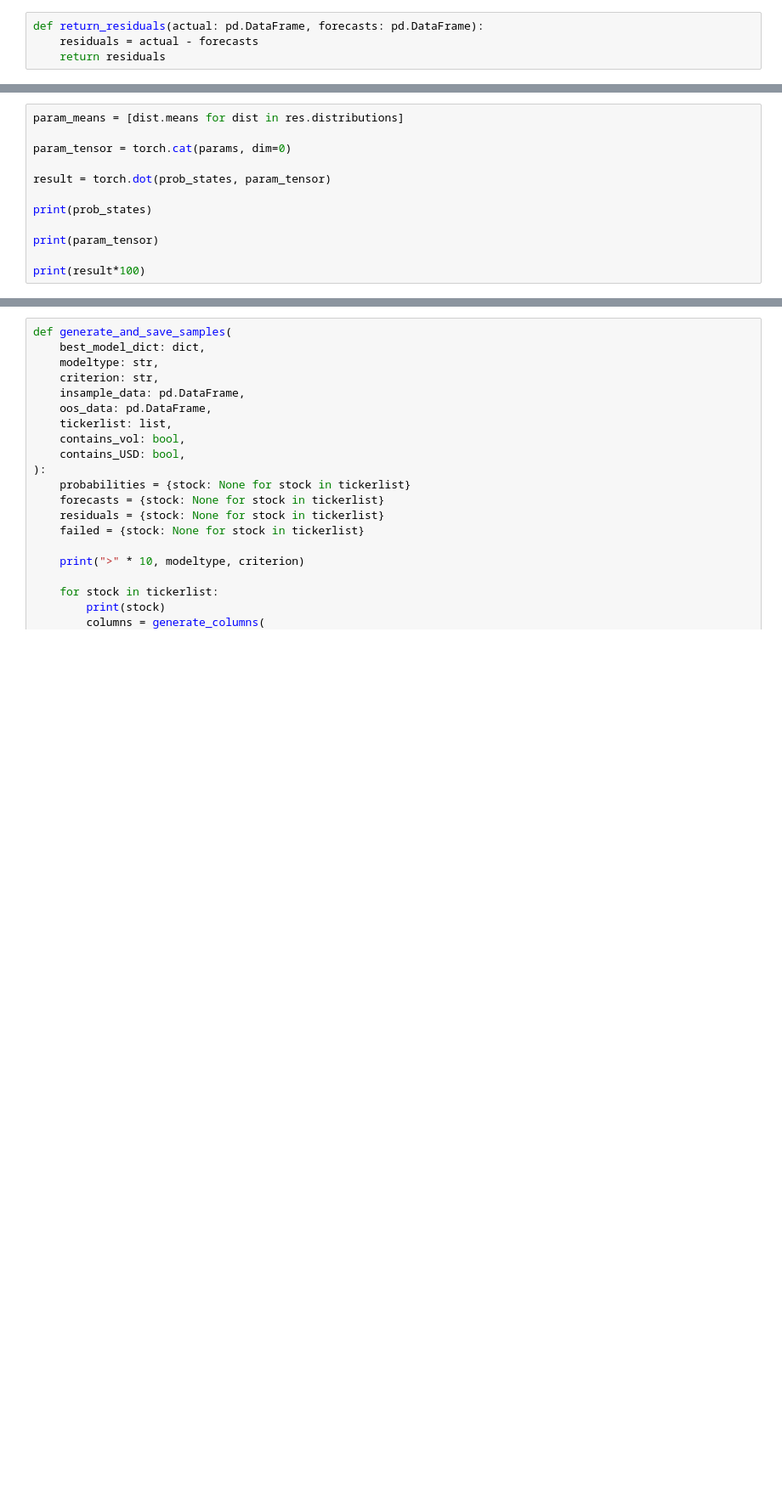
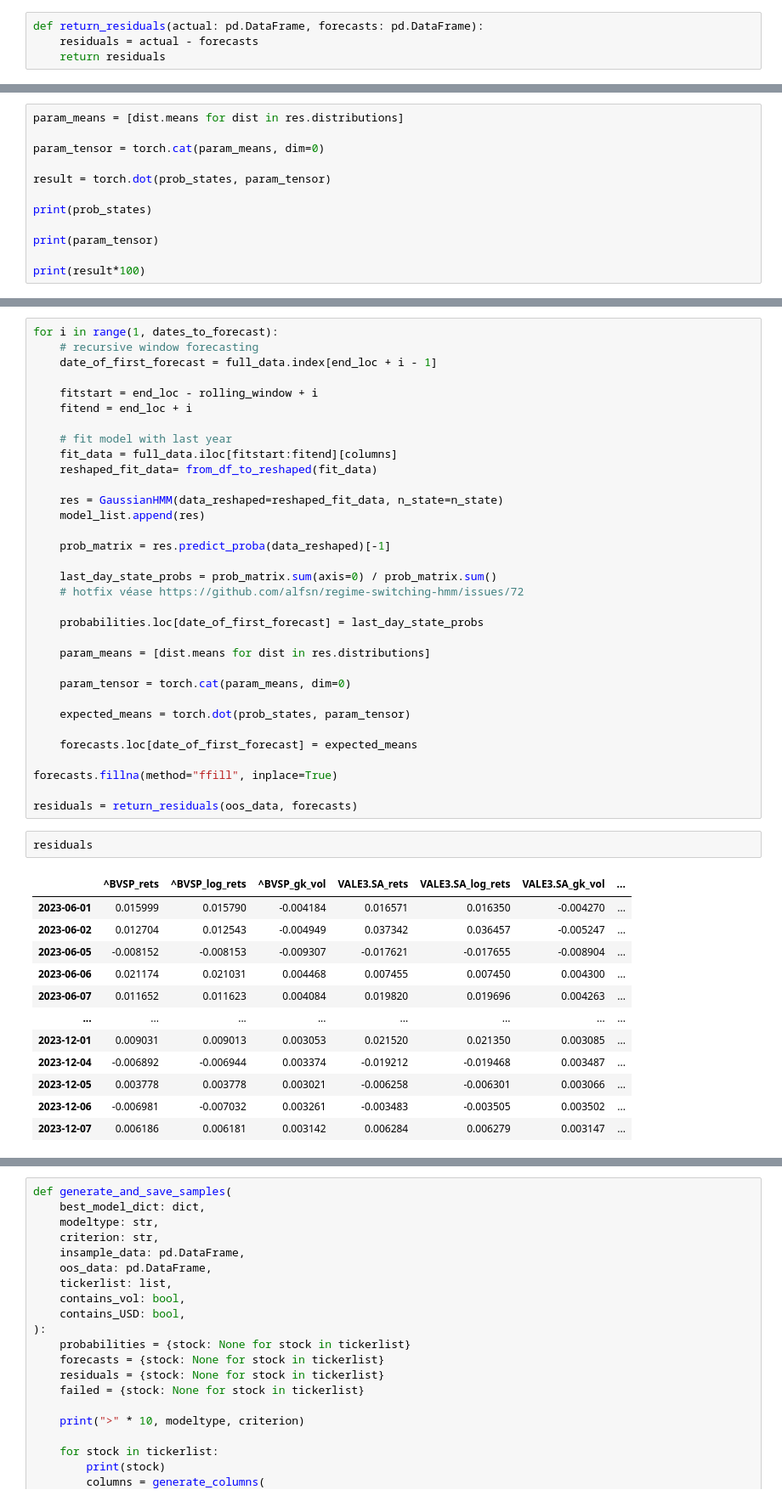
Before and after one commit to alfsn/regime-switching-hmm, a Jupyter notebook: notebooks/02_HMM_models copy.ipynb, the cells around one changed output, grey strips where cells are left out. Shown at 85% size. Cells and saved outputs as stored; diff of their text form; blank space fills up the shorter version.

```diff
--- a/notebooks/02_HMM_models copy.ipynb
+++ b/notebooks/02_HMM_models copy.ipynb
@@ -260,7 +261,7 @@ tensor([0.0066, 0.2434, 0.2500, 0.2500, 0.2500])
 # %%
 param_means = [dist.means for dist in res.distributions]
 
-param_tensor = torch.cat(params, dim=0)
+param_tensor = torch.cat(param_means, dim=0)
 
 result = torch.dot(prob_states, param_tensor)
 
@@ -279,0 +298,48 @@ params[0].dim()
+# %%
+for i in range(1, dates_to_forecast):
+    # recursive window forecasting
+    date_of_first_forecast = full_data.index[end_loc + i - 1]
+
+    fitstart = end_loc - rolling_window + i
+    fitend = end_loc + i
+
+    # fit model with last year
+    fit_data = full_data.iloc[fitstart:fitend][columns]
+    reshaped_fit_data= from_df_to_reshaped(fit_data)
+
+    res = GaussianHMM(data_reshaped=reshaped_fit_data, n_state=n_state)
+    model_list.append(res)
+
+    prob_matrix = res.predict_proba(data_reshaped)[-1]
+
+    last_day_state_probs = prob_matrix.sum(axis=0) / prob_matrix.sum()
+    # hotfix véase https://github.com/alfsn/regime-switching-hmm/issues/72
+
+    probabilities.loc[date_of_first_forecast] = last_day_state_probs
+
+    param_means = [dist.means for dist in res.distributions]
+
+    param_tensor = torch.cat(param_means, dim=0)
+
+    expected_means = torch.dot(prob_states, param_tensor)
+
+    forecasts.loc[date_of_first_forecast] = expected_means
+
+forecasts.fillna(method="ffill", inplace=True)
+
+residuals = return_residuals(oos_data, forecasts)
+# %%
+residuals
+# %% [output]
+|  | ^BVSP_rets | ^BVSP_log_rets | ^BVSP_gk_vol | VALE3.SA_rets | VALE3.SA_log_rets | VALE3.SA_gk_vol | ... |
+| 2023-06-01 | 0.015999 | 0.015790 | -0.004184 | 0.016571 | 0.016350 | -0.004270 | ... |
+| 2023-06-02 | 0.012704 | 0.012543 | -0.004949 | 0.037342 | 0.036457 | -0.005247 | ... |
+| 2023-06-05 | -0.008152 | -0.008153 | -0.009307 | -0.017621 | -0.017655 | -0.008904 | ... |
+| 2023-06-06 | 0.021174 | 0.021031 | 0.004468 | 0.007455 | 0.007450 | 0.004300 | ... |
+| 2023-06-07 | 0.011652 | 0.011623 | 0.004084 | 0.019820 | 0.019696 | 0.004263 | ... |
+| ... | ... | ... | ... | ... | ... | ... | ... |
+| 2023-12-01 | 0.009031 | 0.009013 | 0.003053 | 0.021520 | 0.021350 | 0.003085 | ... |
+| 2023-12-04 | -0.006892 | -0.006944 | 0.003374 | -0.019212 | -0.019468 | 0.003487 | ... |
+| 2023-12-05 | 0.003778 | 0.003778 | 0.003021 | -0.006258 | -0.006301 | 0.003066 | ... |
+| 2023-12-06 | -0.006981 | -0.007032 | 0.003261 | -0.003483 | -0.003505 | 0.003502 | ... |
+| 2023-12-07 | 0.006186 | 0.006181 | 0.003142 | 0.006284 | 0.006279 | 0.003147 | ... |
```
Also changed, not shown: parts of 9 cells of this notebook.
